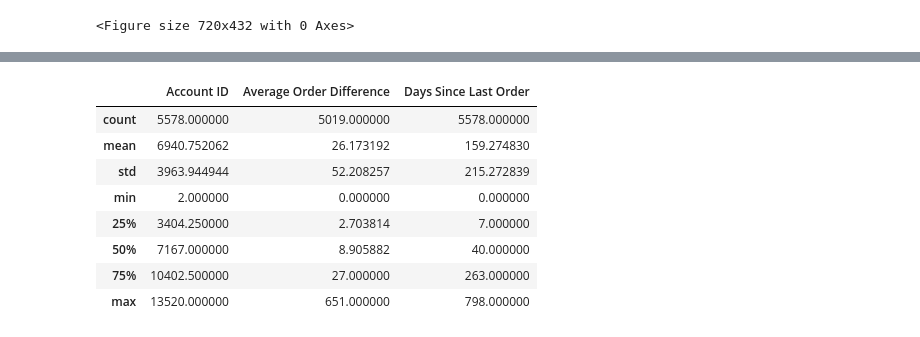
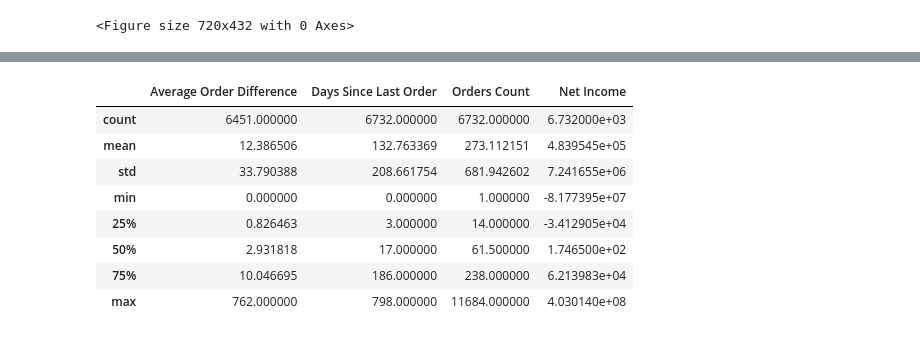
Before and after one commit to omar-sheta/datalytics, a Jupyter notebook: final.ipynb, the cells around one changed output, grey strips where cells are left out. Cells and saved outputs as stored; diff of their text form; code cells hidden in the pictures.

```diff
--- a/final.ipynb
+++ b/final.ipynb
@@ -32,3 +32,5 @@ clients_data['Is Dormant'] = clients_data['Is Dormant'].astype(int)
 # %%
 merged_data = clients_data.merge(orders_data, on='Account ID')
 merged_data
+
+merged_data['Net Income'] = np.where(merged_data['Order Type'] == 'Sell', merged_data['Executed Quantity'] * merged_data['Price'], -merged_data['Executed Quantity'] * merged_data['Price'])
@@ -90,5 +94,5 @@ min     -5.829700e+06
 max      4.359570e+07
 Name: Transaction Amount, dtype: float64
 # %%
-merged_data = merged_data[merged_data["Is Canceled"] == 1]
-merged_data.shape
+# merged_data = merged_data[merged_data["Is Canceled"] == 1]
+# merged_data.shape
@@ -242,0 +257,3 @@ average_order_diff
+# %%
+# get net income from the transactions by multiplying the executed quantity and price
+sorted_customers['Net Income'] = np.where(sorted_customers['Order Type'] == 'Sell', sorted_customers['Executed Quantity'] * sorted_customers['Price'], -sorted_customers['Executed Quantity'] * sorted_customers['Price'])
@@ -266,0 +296,12 @@ a_customers['Days Since Last Order'] = (last_day - a_customers['Order Time']).dt
+# %%
+# group customers using client id and get the last order time
+a_customers = sorted_customers.groupby('Account ID')['Order Time'].max().reset_index()
+# define a new column that shows the number of years since the last orders
+# join on Net Income
+a_customers = a_customers.merge(sorted_customers.groupby('Account ID')['Net Income'].sum().reset_index(name='Net Income'), on='Account ID')
+
+
+# join on Orders Count
+a_customers = a_customers.merge(orders_count, on='Account ID')
+a_customers['Days Since Last Order'] = (last_day - a_customers['Order Time']).dt.days
+(a_customers).head()
@@ -267,18 +315,18 @@ a_customers['Days Since Last Order'] = (last_day - a_customers['Order Time']).dt
 # %%
 #merge the dataframes
 churn_data = pd.merge(average_order_diff, a_customers, on='Account ID')
 churn_data.drop('Order Time', axis=1, inplace=True)
 
 churn_data['churn'] = churn_data['Days Since Last Order'] > 2*churn_data['Average Order Difference']
 churn_data['churn'].sum() / len(churn_data)
-churn_data.describe()
+churn_data[['Average Order Difference', 'Days Since Last Order', 'Orders Count', 'Net Income']].describe()
 # %% [output]
-|  | Account ID | Average Order Difference | Days Since Last Order |
-| count | 5578.000000 | 5019.000000 | 5578.000000 |
-| mean | 6940.752062 | 26.173192 | 159.274830 |
-| std | 3963.944944 | 52.208257 | 215.272839 |
-| min | 2.000000 | 0.000000 | 0.000000 |
-| 25% | 3404.250000 | 2.703814 | 7.000000 |
-| 50% | 7167.000000 | 8.905882 | 40.000000 |
-| 75% | 10402.500000 | 27.000000 | 263.000000 |
-| max | 13520.000000 | 651.000000 | 798.000000 |
+|  | Average Order Difference | Days Since Last Order | Orders Count | Net Income |
+| count | 6451.000000 | 6732.000000 | 6732.000000 | 6.732000e+03 |
+| mean | 12.386506 | 132.763369 | 273.112151 | 4.839545e+05 |
+| std | 33.790388 | 208.661754 | 681.942602 | 7.241655e+06 |
+| min | 0.000000 | 0.000000 | 1.000000 | -8.177395e+07 |
+| 25% | 0.826463 | 3.000000 | 14.000000 | -3.412905e+04 |
+| 50% | 2.931818 | 17.000000 | 61.500000 | 1.746500e+02 |
+| 75% | 10.046695 | 186.000000 | 238.000000 | 6.213983e+04 |
+| max | 762.000000 | 798.000000 | 11684.000000 | 4.030140e+08 |
```
Also changed, not shown: parts of 27 cells of this notebook.
